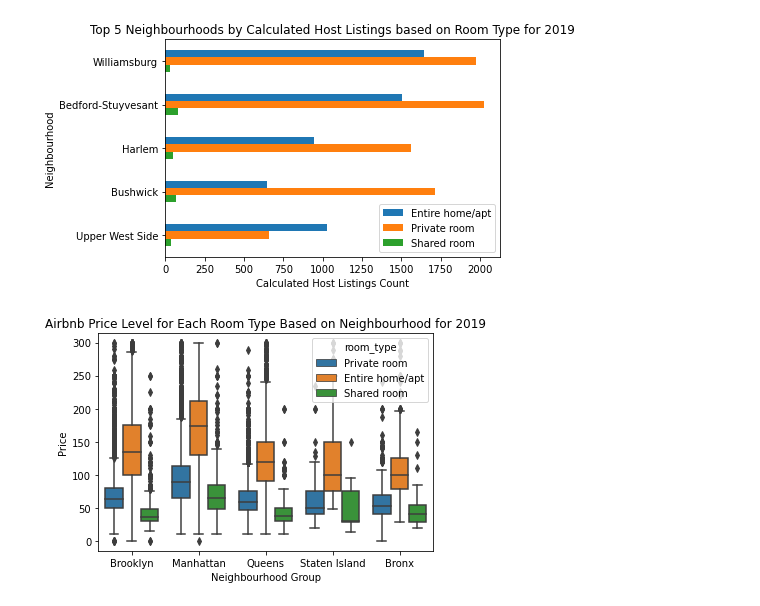
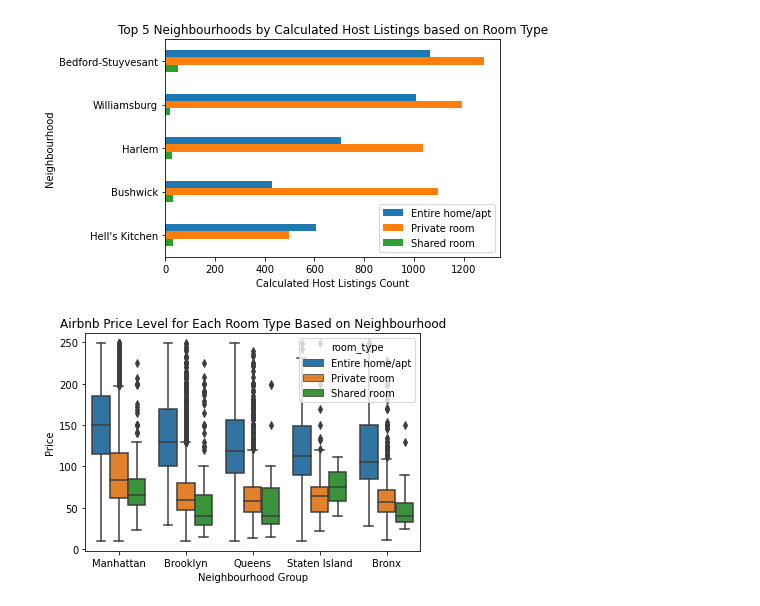
Before and after one commit to csridlen/eco395m-project-2, a Jupyter notebook: code/analysis_visualizations.ipynb, the cells around one changed output. Drawn from its saved outputs; the diff is of its cells as text; code cells hidden in the pictures.

Commit message:
Visualizations using recent data

```diff
--- a/code/analysis_visualizations.ipynb
+++ b/code/analysis_visualizations.ipynb
@@ -23,27 +26,24 @@ Index(['id', 'name', 'host_id', 'host_name', 'neighbourhood_group',
 # %%
-# Replacing the missing values for numerical columns with mean for the 2019 data
-data_2019["number_of_reviews"] = data_2019["number_of_reviews"].fillna(
-    data_2019["number_of_reviews"].mean()
+# Replacing the missing values for numerical columns with mean and mode
+data_2021["number_of_reviews"] = data_2021["number_of_reviews"].fillna(
+    data_2021["number_of_reviews"].mean()
 )
-data_2019["price"] = data_2019["price"].fillna(data_2019["price"].mean())
-data_2019["minimum_nights"] = data_2019["minimum_nights"].fillna(
-    data_2019["minimum_nights"].mean()
+data_2021["price"] = data_2021["price"].fillna(data_2021["price"].mean())
+data_2021["minimum_nights"] = data_2021["minimum_nights"].fillna(
+    data_2021["minimum_nights"].mean()
 )
-data_2019["reviews_per_month"] = data_2019["reviews_per_month"].fillna(
-    data_2019["reviews_per_month"].mean()
+data_2021["reviews_per_month"] = data_2021["reviews_per_month"].fillna(
+    data_2021["reviews_per_month"].mean()
 )
-data_2019["calculated_host_listings_count"] = data_2019[
+data_2021["calculated_host_listings_count"] = data_2021[
     "calculated_host_listings_count"
-].fillna(data_2019["calculated_host_listings_count"].mean())
-data_2019["availability_365"] = data_2019["availability_365"].fillna(
-    data_2019["availability_365"].mean()
+].fillna(data_2021["calculated_host_listings_count"].mean())
+data_2021["availability_365"] = data_2021["availability_365"].fillna(
+    data_2021["availability_365"].mean()
 )
-data_2019["last_review"] = data_2019["last_review"].fillna(12 / 18 / 2022)
-data_2019["name"] = data_2019["name"].fillna(data_2019["name"].mode()[0])
-data_2019["neighbourhood_group"] = data_2019["neighbourhood_group"].fillna(
-    data_2019["neighbourhood_group"].mode()[0]
+data_2021["name"] = data_2021["name"].fillna(data_2021["name"].mode()[0])
+data_2021["neighbourhood_group"] = data_2021["neighbourhood_group"].fillna(
+    data_2021["neighbourhood_group"].mode()[0]
 )
-data_2019["host_name"] = data_2019["host_name"].fillna(data_2019["host_name"].mode()[0])
-
-data_2019.isnull().sum()
+data_2021.isnull().sum()
 # %% [output]
@@ -70,8 +65,8 @@ data_2019.drop(["id", "host_name", "last_review"], axis=1, inplace=True)
 # %%
 # removing extreme values in the variable 'price' for better visualization results
-# filtering for price values less than 300
-data2 = data_2019[data_2019.price < 300]
-# using violinplot to showcase density and distribtuion of prices
+# filtering for price values less than 250
+data2 = data_2021[data_2021.price < 250]
+# using a violinplot to showcase density and distribtuion of prices
 figure_1 = sns.violinplot(data=data2, x="neighbourhood_group", y="price")
 figure_1.set_title("Density and Price Distribution for each Neighberhood Group")
 
@@ -122,38 +100,39 @@ neighborhood_top10
 # %%
 # Top 5 Neighbourhoods by Calculated Host Listings based on Room Type
 neighborhood_top5 = neighborhood_top10.head(5)
 neighborhood_top5_2 = (
     data2.groupby(["neighbourhood", "room_type"])["room_type"]
     .size()
     .unstack(fill_value=20)
 )
 neighborhood_top5_count = pd.merge(
     neighborhood_top5, neighborhood_top5_2, how="left", on=["neighbourhood"]
 )
 neighborhood_top5_count = neighborhood_top5_count[
     ["Entire home/apt", "Private room", "Shared room"]
 ]
 neighborhood = neighborhood_top5_count.plot(kind="barh")
-plt.title(
-    "Top 5 Neighbourhoods by Calculated Host Listings based on Room Type for 2019"
-)
+plt.title("Top 5 Neighbourhoods by Calculated Host Listings based on Room Type")
 plt.xlabel("Calculated Host Listings Count")
 plt.ylabel("Neighbourhood")
 ax = plt.gca()
 ax.invert_yaxis()
 
 neighborhood = neighborhood.get_figure()
 neighborhood.savefig("../artifacts/neighborhood.png")
 # %% [output]
-[figure, old version]
+[figure, new version]
 # %%
+# Dropping hotel room values and focusing on the other three main room categories
+data2.drop(data2.index[data2["room_type"] == "Hotel room"], inplace=True)
+
 # Boxplot for Airbnb Price Level for Each Room Type Based on Neighbourhood
 Boxplot = sns.boxplot(y="price", data=data2, x="neighbourhood_group", hue="room_type")
-plt.title("Airbnb Price Level for Each Room Type Based on Neighbourhood for 2019")
+plt.title("Airbnb Price Level for Each Room Type Based on Neighbourhood")
 plt.xlabel("Neighbourhood Group")
 plt.ylabel("Price")
 
 Boxplot = Boxplot.get_figure()
 Boxplot.savefig("../artifacts/Boxplot.png")
 # %% [output]
-[figure, old version]
+[figure, new version]
```
Also changed, not shown: parts of 14 cells of this notebook, 8 other files.
